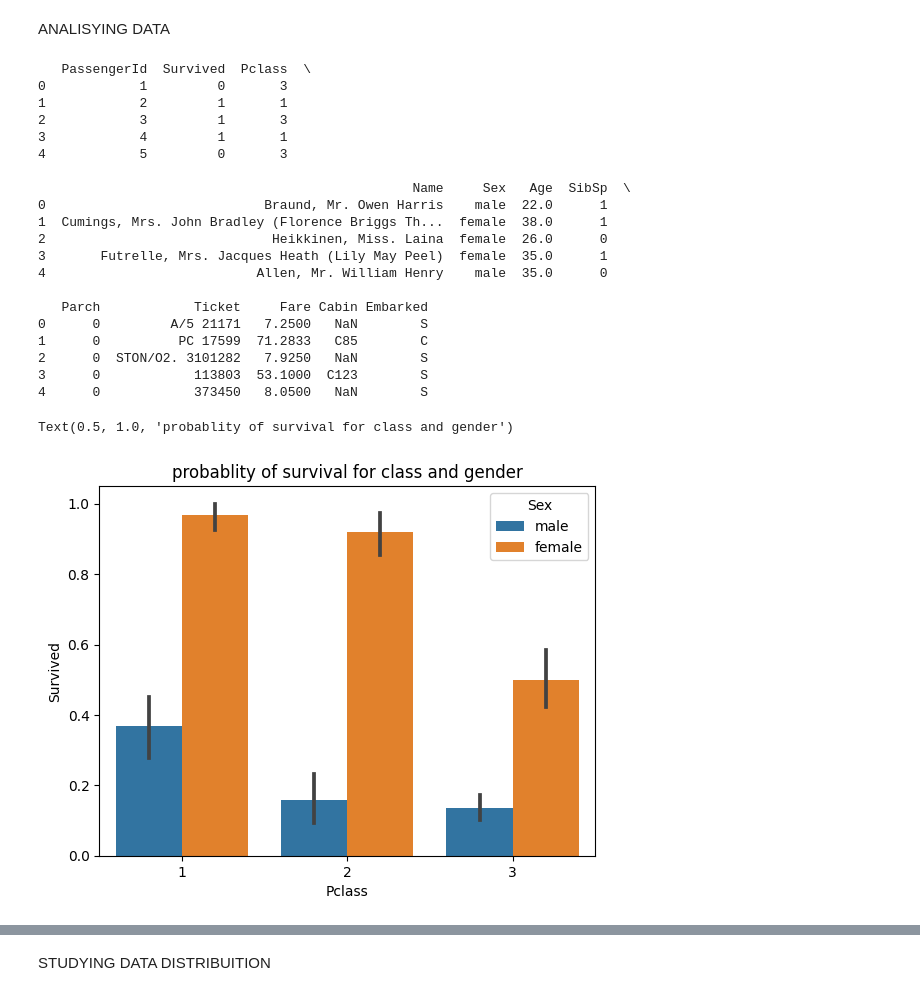
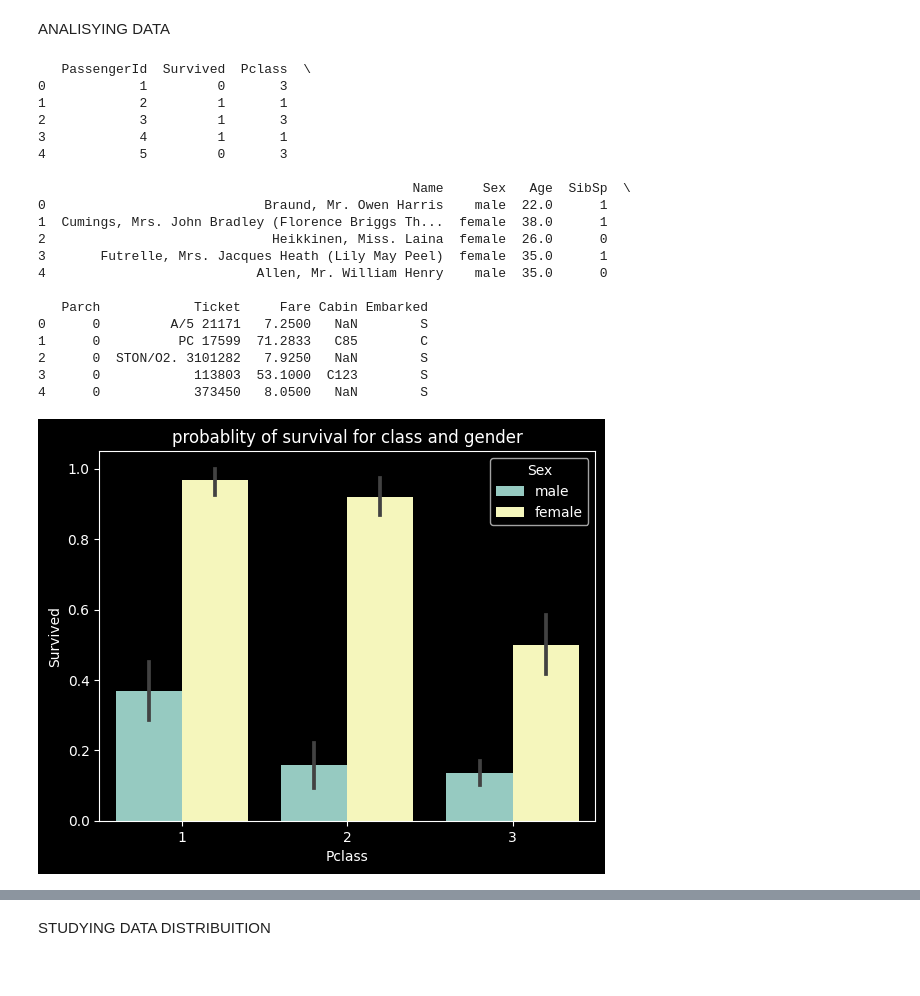
Before and after one commit to stefano11111/datasets, a Jupyter notebook: titanic/titanic.ipynb, the cells around one changed output, grey strips where cells are left out. Saved outputs shown, nothing was run; the diff lists cells and outputs as text; code cells hidden in the pictures.

```diff
--- a/titanic/titanic.ipynb
+++ b/titanic/titanic.ipynb
@@ -10,35 +10,35 @@ ANALISYING DATA
 # %%
 import pandas as pd
 from matplotlib import pyplot as plt
 import seaborn as sns
 
 db=pd.read_csv("titanic.csv")
 print(db.head())
 sns.barplot(x="Pclass", hue="Sex", y="Survived", data=db)
 plt.title("probablity of survival for class and gender")
+plt.style.use("dark_background")
 # %% [output]
    PassengerId  Survived  Pclass  \
 0            1         0       3
 1            2         1       1
 2            3         1       3
 3            4         1       1
 4            5         0       3
 
                                                 Name     Sex   Age  SibSp  \
 0                            Braund, Mr. Owen Harris    male  22.0      1
 1  Cumings, Mrs. John Bradley (Florence Briggs Th...  female  38.0      1
 2                             Heikkinen, Miss. Laina  female  26.0      0
 3       Futrelle, Mrs. Jacques Heath (Lily May Peel)  female  35.0      1
 4                           Allen, Mr. William Henry    male  35.0      0
 
    Parch            Ticket     Fare Cabin Embarked
 0      0         A/5 21171   7.2500   NaN        S
 1      0          PC 17599  71.2833   C85        C
 2      0  STON/O2. 3101282   7.9250   NaN        S
 3      0            113803  53.1000  C123        S
 4      0            373450   8.0500   NaN        S
-Text(0.5, 1.0, 'probablity of survival for class and gender')
-[figure, old version]
+[figure, new version]
 # %%
 fig,(ax1,ax2)=plt.subplots(nrows=2,ncols=1)
 sns.lineplot(x="Parch", y="Survived", data=db, ax=ax1)
```
Also changed, not shown: parts of 5 cells of this notebook.
